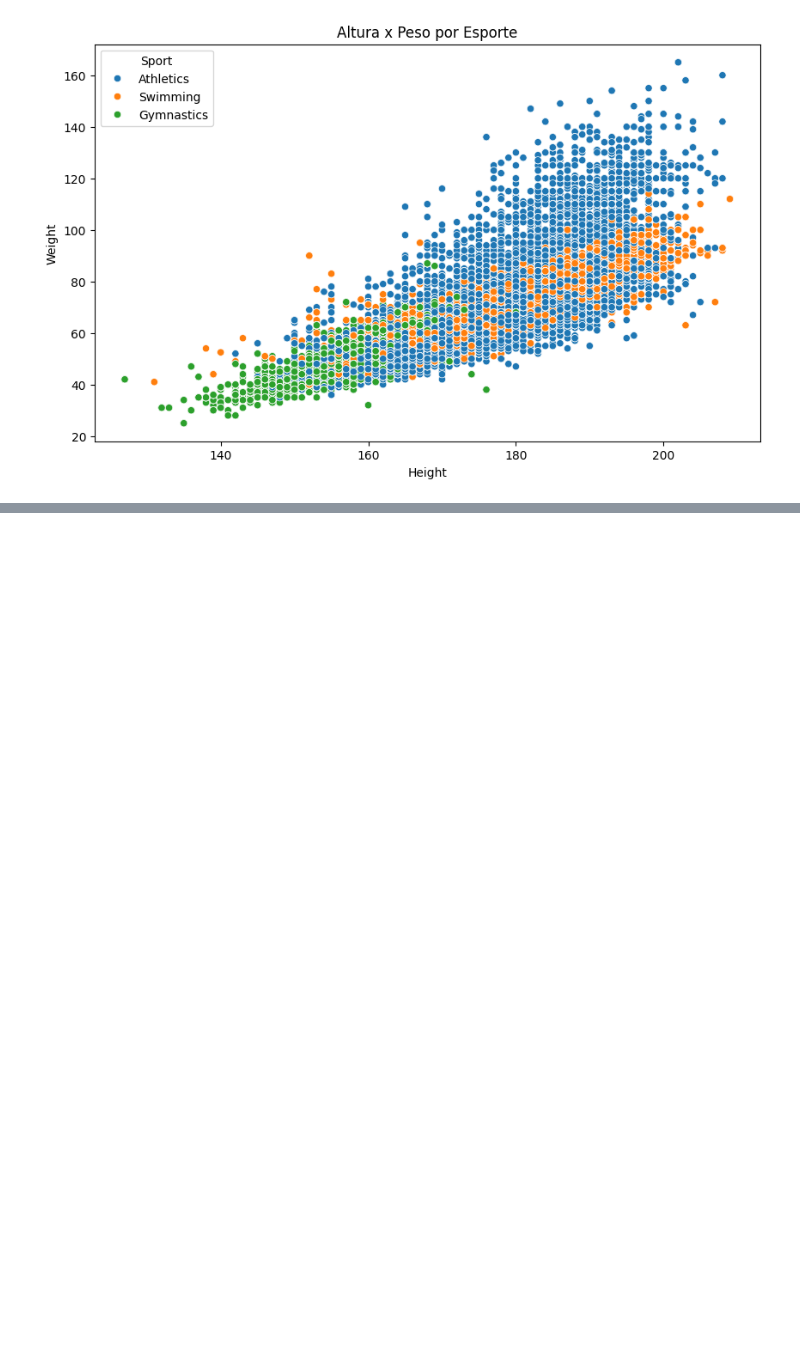
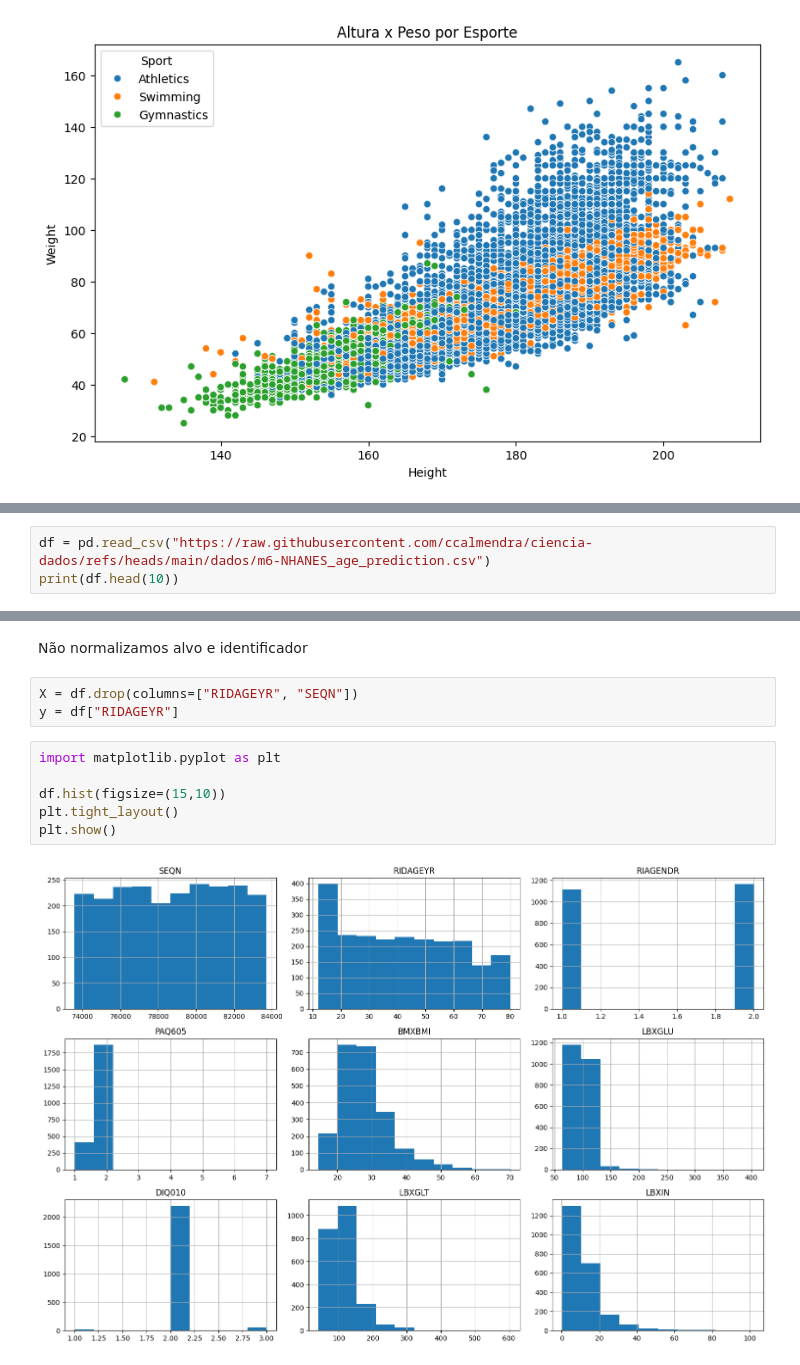
Before and after one commit to NatanielMarques14/laboratorio-ciencia-dados, a Jupyter notebook: exercicios_aulas.ipynb, the cells around one changed output, grey strips where cells are left out. Drawn from its saved outputs; the diff is of its cells as text; blank space fills up the shorter version.

```diff
--- a/exercicios_aulas.ipynb
+++ b/exercicios_aulas.ipynb
@@ -1786,0 +1860,3 @@ plt.show()
+# %%
+df = pd.read_csv("https://raw.githubusercontent.com/ccalmendra/ciencia-dados/refs/heads/main/dados/m6-NHANES_age_prediction.csv")
+print(df.head(10))
@@ -1786,0 +1893,13 @@ plt.show()
+# %% [markdown]
+Não normalizamos alvo e identificador
+# %%
+X = df.drop(columns=["RIDAGEYR", "SEQN"])
+y = df["RIDAGEYR"]
+# %%
+import matplotlib.pyplot as plt
+
+df.hist(figsize=(15,10))
+plt.tight_layout()
+plt.show()
+# %% [output]
+[figure, added]
```
Also changed, not shown: parts of 16 cells of this notebook, 2 other files.
